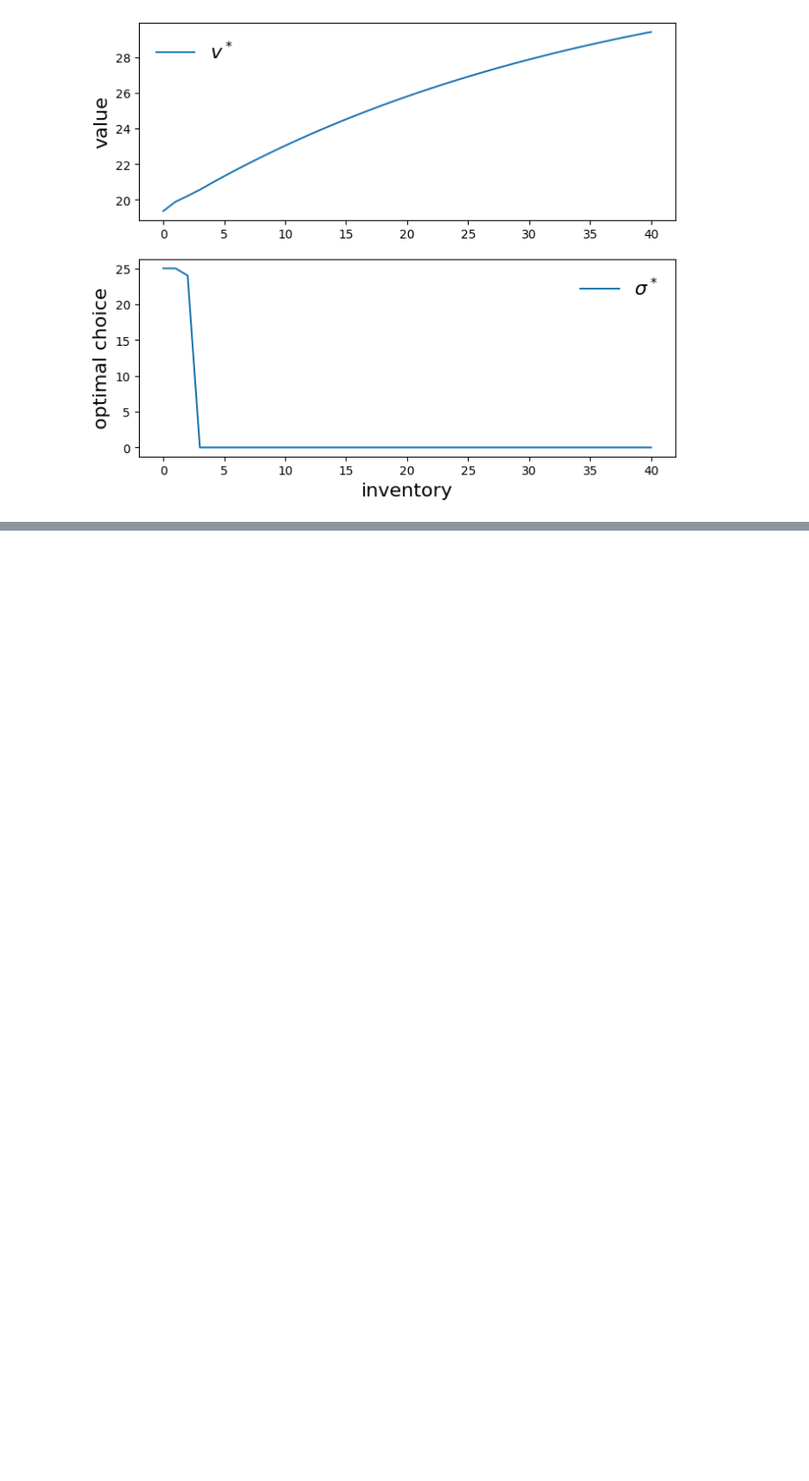
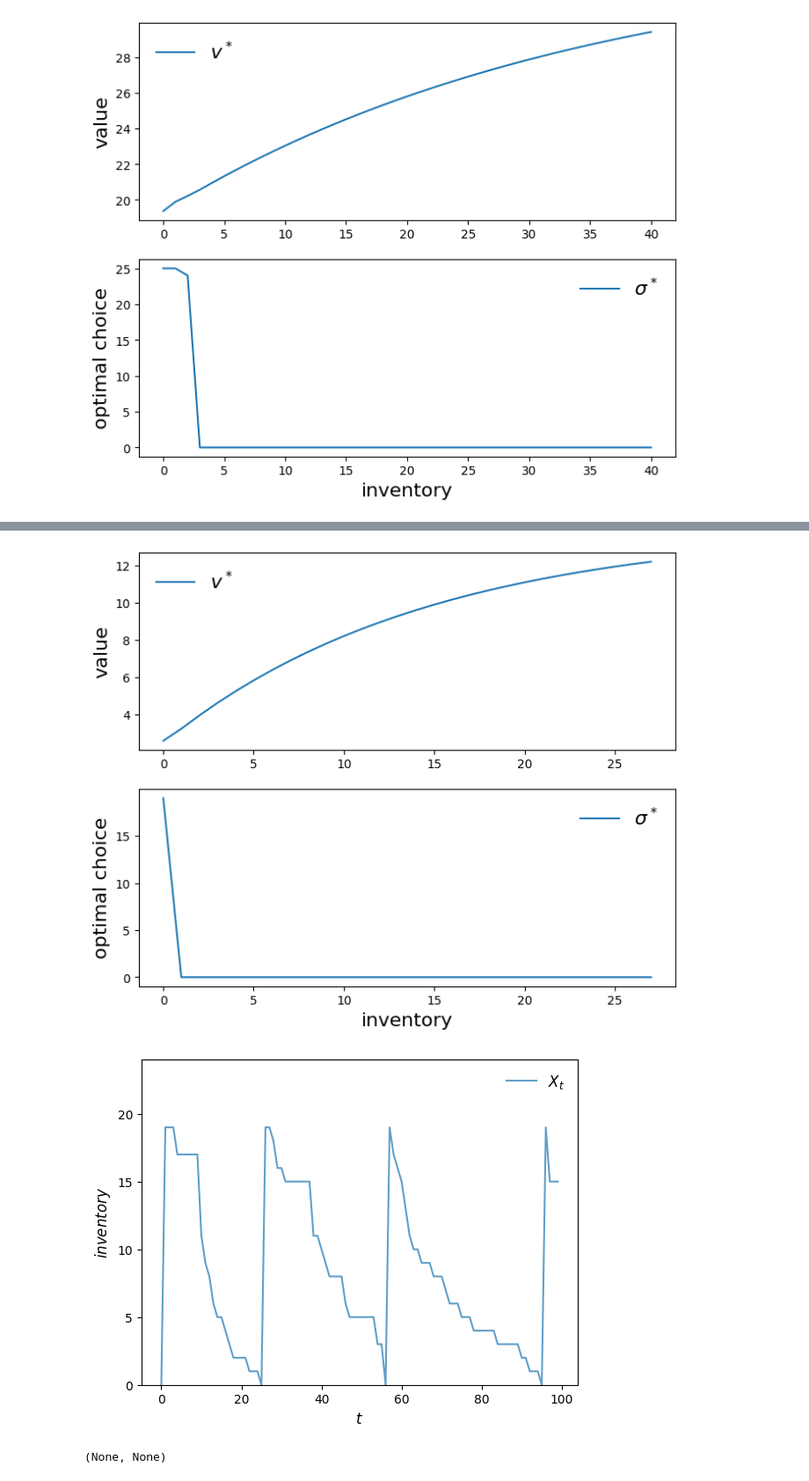
Before and after one commit to mloyorev/Theory, a Jupyter notebook: 4_InventoryDynamics.ipynb, the cells around one changed output, grey strips where cells are left out. Shown: that part at 88% size. Cells and saved outputs as stored; diff of their text form; code cells hidden in the pictures; blank space fills up the shorter version.

```diff
--- a/4_InventoryDynamics.ipynb
+++ b/4_InventoryDynamics.ipynb
@@ -205,0 +265,19 @@ plt.show()
+# %%
+def inventory_model(parameters):
+  # STEP I: Unpacked model paramters
+  beta, kappa, c, K, p, phi, Gamma = parameters
+
+  # STEP II: Initialize the value function
+  v0 = np.zeros(kappa + 1)
+
+  # STEP III: Solves the model using VFI algorithm
+  v, sigma = vfi(v0, parameters)
+
+  # STEP IV: Plot optimal value function and choices
+  A = plot_optimal_values(kappa, v, sigma)
+
+  # STEP V: Plot the simulation of the inventory dynamics
+  I = sim_inventories(parameters, sigma)
+  B = plot_inventory_simulation(I)
+
+  return A,B
@@ -205,0 +291,7 @@ plt.show()
+# %%
+model1=create_inventory_model(r=0.05,kappa=27,K=4)
+inventory_model(model1)
+# %% [output]
+[figure, added]
+[figure, added]
+(None, None)
```
Also changed, not shown: parts of 18 cells of this notebook.
